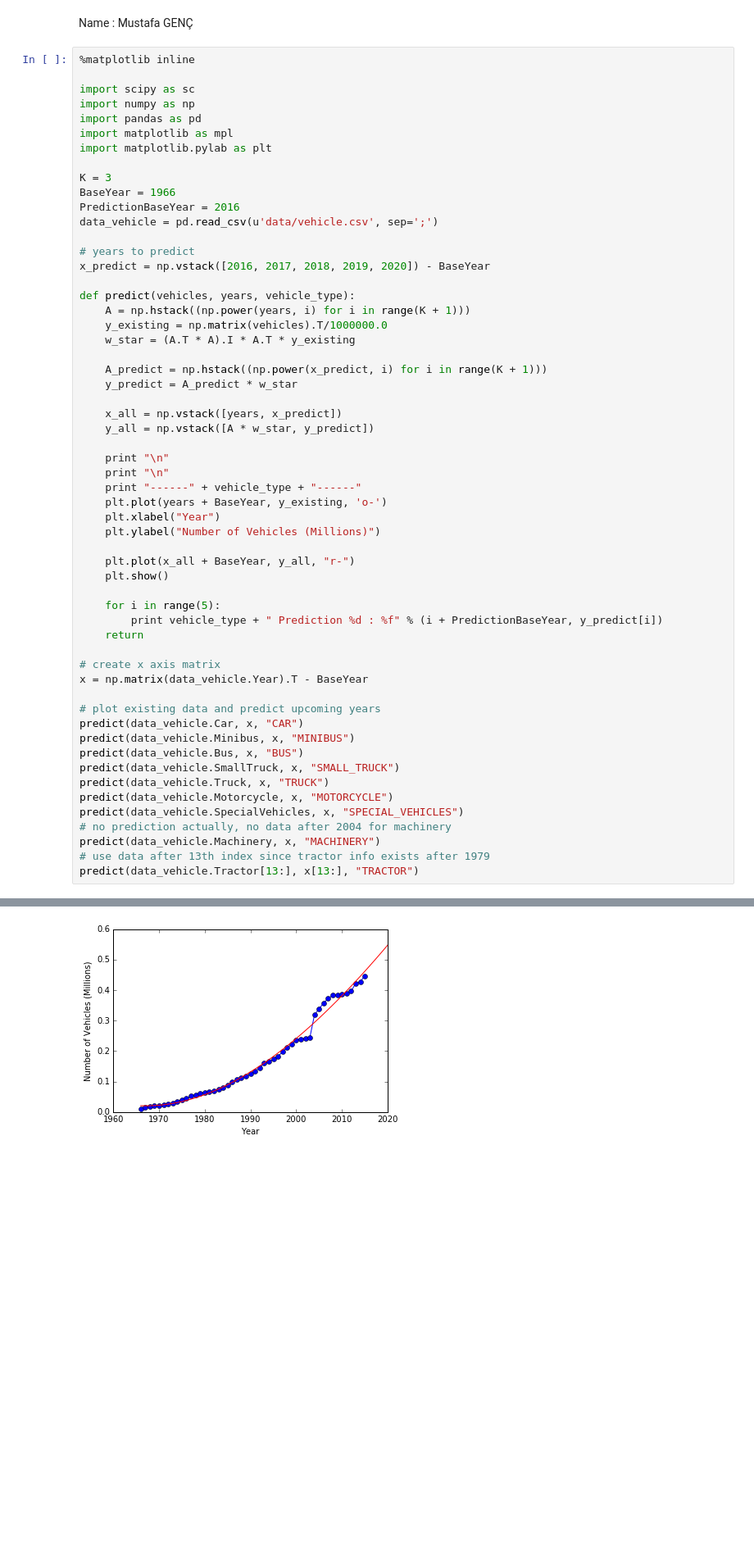
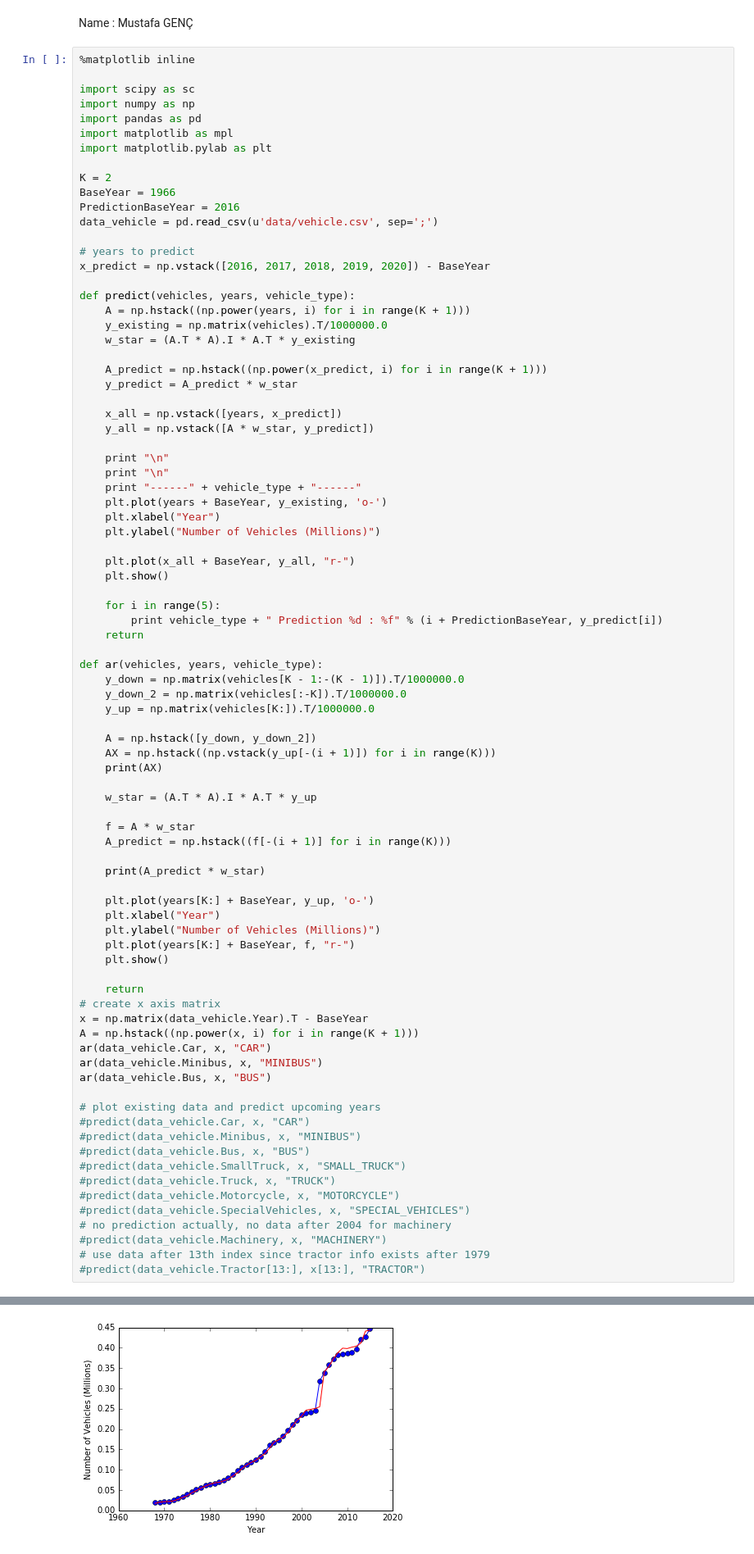
Before and after one commit to Bogazici-SWE546-Spring2016/SWE546_Assignment1, a Jupyter notebook: Assignment1.ipynb, the cells around one changed output, grey strips where cells are left out. Shown at 82% size. Saved outputs shown, nothing was run; the diff lists cells and outputs as text; blank space fills up the shorter version.

Commit message:
Implement initial setup for AR Model
It just finds w*. Prediction feature is not implemented yet

```diff
--- a/Assignment1.ipynb
+++ b/Assignment1.ipynb
@@ -33,7 +33,7 @@ import pandas as pd
 import matplotlib as mpl
 import matplotlib.pylab as plt
 
-K = 3
+K = 2
 BaseYear = 1966
 PredictionBaseYear = 2016
 data_vehicle = pd.read_csv(u'data/vehicle.csv', sep=';')
@@ -66,19 +66,46 @@ def predict(vehicles, years, vehicle_type):
         print vehicle_type + " Prediction %d : %f" % (i + PredictionBaseYear, y_predict[i])
     return
 
+def ar(vehicles, years, vehicle_type):
+    y_down = np.matrix(vehicles[K - 1:-(K - 1)]).T/1000000.0
+    y_down_2 = np.matrix(vehicles[:-K]).T/1000000.0
+    y_up = np.matrix(vehicles[K:]).T/1000000.0
+
+    A = np.hstack([y_down, y_down_2])
+    AX = np.hstack((np.vstack(y_up[-(i + 1)]) for i in range(K)))
+    print(AX)
+
+    w_star = (A.T * A).I * A.T * y_up
+
+    f = A * w_star
+    A_predict = np.hstack((f[-(i + 1)] for i in range(K)))
+
+    print(A_predict * w_star)
+
+    plt.plot(years[K:] + BaseYear, y_up, 'o-')
+    plt.xlabel("Year")
+    plt.ylabel("Number of Vehicles (Millions)")
+    plt.plot(years[K:] + BaseYear, f, "r-")
+    plt.show()
+
+    return
 # create x axis matrix
 x = np.matrix(data_vehicle.Year).T - BaseYear
+A = np.hstack((np.power(x, i) for i in range(K + 1)))
+ar(data_vehicle.Car, x, "CAR")
+ar(data_vehicle.Minibus, x, "MINIBUS")
+ar(data_vehicle.Bus, x, "BUS")
 
 # plot existing data and predict upcoming years
-predict(data_vehicle.Car, x, "CAR")
-predict(data_vehicle.Minibus, x, "MINIBUS")
-predict(data_vehicle.Bus, x, "BUS")
-predict(data_vehicle.SmallTruck, x, "SMALL_TRUCK")
-predict(data_vehicle.Truck, x, "TRUCK")
-predict(data_vehicle.Motorcycle, x, "MOTORCYCLE")
-predict(data_vehicle.SpecialVehicles, x, "SPECIAL_VEHICLES")
+#predict(data_vehicle.Car, x, "CAR")
+#predict(data_vehicle.Minibus, x, "MINIBUS")
+#predict(data_vehicle.Bus, x, "BUS")
+#predict(data_vehicle.SmallTruck, x, "SMALL_TRUCK")
+#predict(data_vehicle.Truck, x, "TRUCK")
+#predict(data_vehicle.Motorcycle, x, "MOTORCYCLE")
+#predict(data_vehicle.SpecialVehicles, x, "SPECIAL_VEHICLES")
 # no prediction actually, no data after 2004 for machinery
-predict(data_vehicle.Machinery, x, "MACHINERY")
+#predict(data_vehicle.Machinery, x, "MACHINERY")
 # use data after 13th index since tractor info exists after 1979
-predict(data_vehicle.Tractor[13:], x[13:], "TRACTOR")
+#predict(data_vehicle.Tractor[13:], x[13:], "TRACTOR")
 # %% [output]
@@ -97 +117 @@ CAR Prediction 2020 : 13.170800
-[figure, old version]
+[figure, new version]
```
Also changed, not shown: parts of 1 cell of this notebook.
